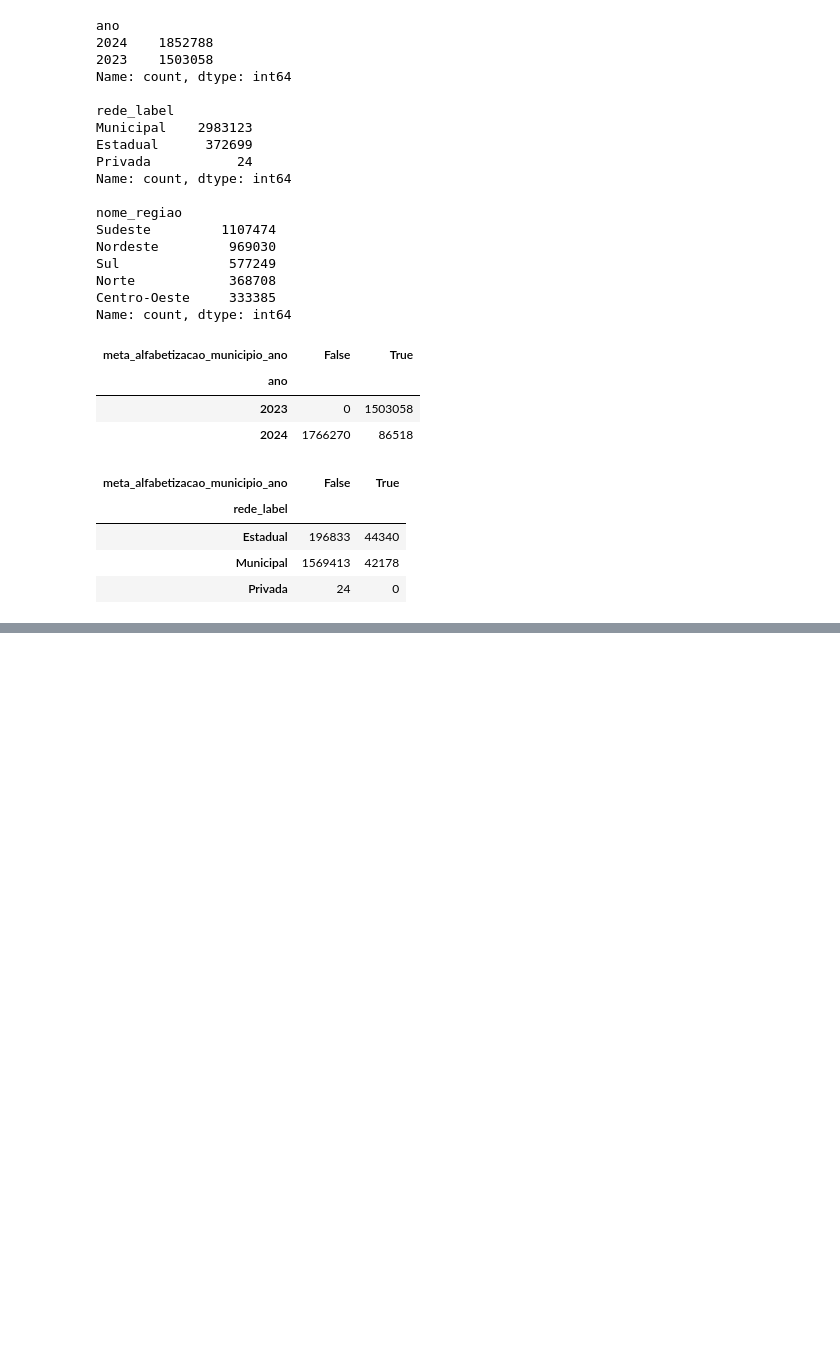
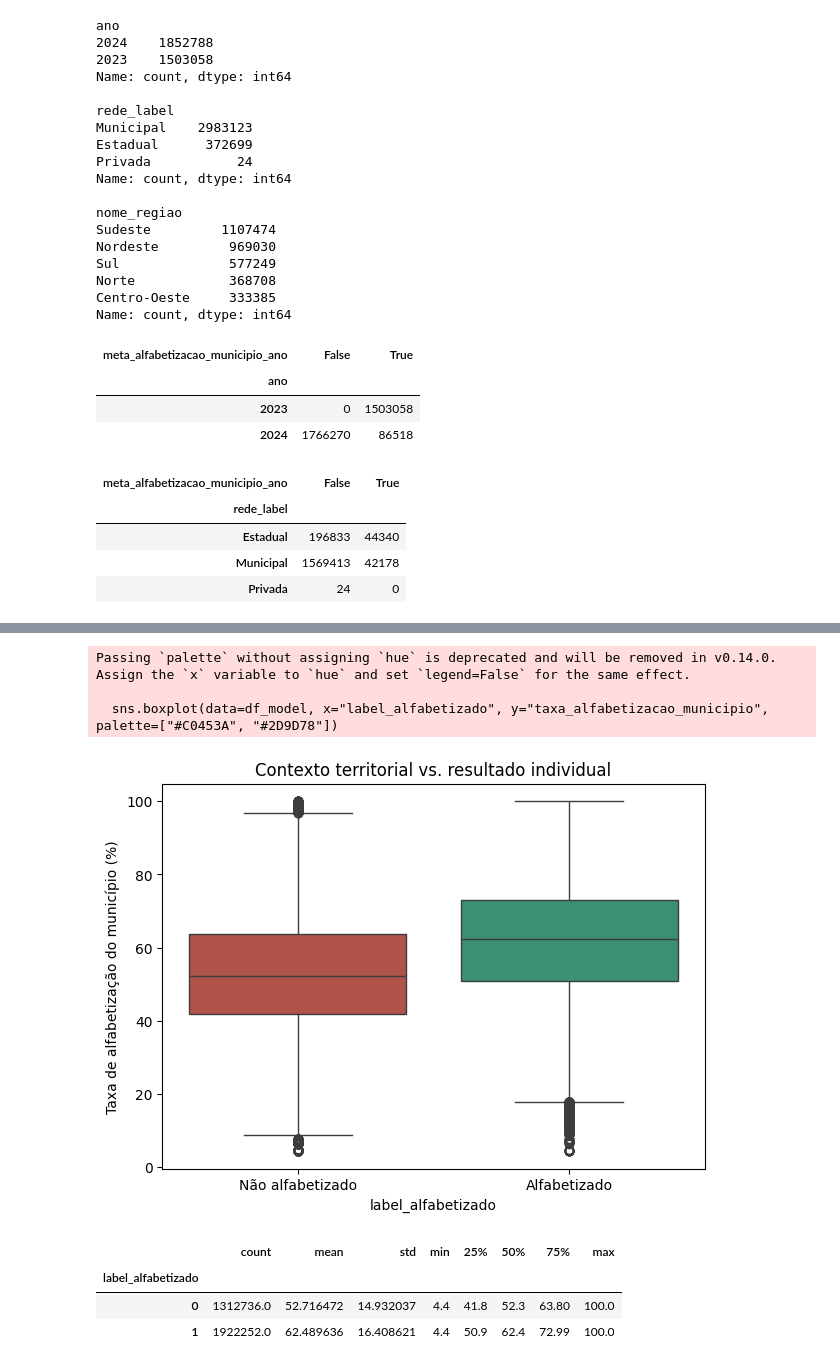
Before and after one commit to lenamiroux/1iast-techchallenge-fase3, a Jupyter notebook: notebooks/01_eda.ipynb, the cells around one changed output, grey strips where cells are left out. Cells and saved outputs as stored; diff of their text form; code cells hidden in the pictures; blank space fills up the shorter version.

```diff
--- a/notebooks/01_eda.ipynb
+++ b/notebooks/01_eda.ipynb
@@ -271,0 +384,18 @@ relevante) — em vez de simplesmente preencher e esconder o padrão.
+# %%
+plt.figure(figsize=(7, 5))
+sns.boxplot(data=df_model, x="label_alfabetizado", y="taxa_alfabetizacao_municipio", palette=["#C0453A", "#2D9D78"])
+plt.xticks([0, 1], ["Não alfabetizado", "Alfabetizado"])
+plt.ylabel("Taxa de alfabetização do município (%)")
+plt.title("Contexto territorial vs. resultado individual")
+plt.show()
+
+df_model.groupby("label_alfabetizado")["taxa_alfabetizacao_municipio"].describe()
+# %% [output]
+Passing `palette` without assigning `hue` is deprecated and will be removed in v0.14.0. Assign the `x` variable to `hue` and set `legend=False` for the same effect.
+
+  sns.boxplot(data=df_model, x="label_alfabetizado", y="taxa_alfabetizacao_municipio", palette=["#C0453A", "#2D9D78"])
+[figure, added]
+|  | count | mean | std | min | 25% | 50% | 75% | max |
+| label_alfabetizado |  |  |  |  |  |  |  |  |
+| 0 | 1312736.0 | 52.716472 | 14.932037 | 4.4 | 41.8 | 52.3 | 63.80 | 100.0 |
+| 1 | 1922252.0 | 62.489636 | 16.408621 | 4.4 | 50.9 | 62.4 | 72.99 | 100.0 |
```
Also changed, not shown: parts of 11 cells of this notebook.
